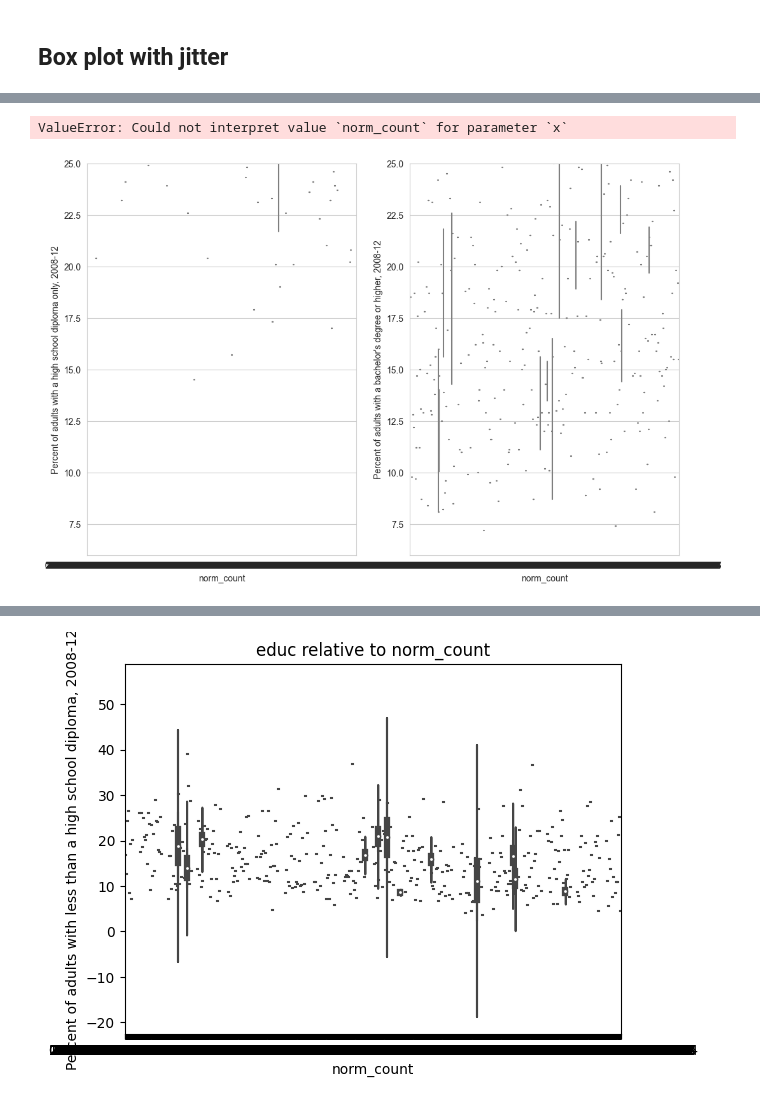
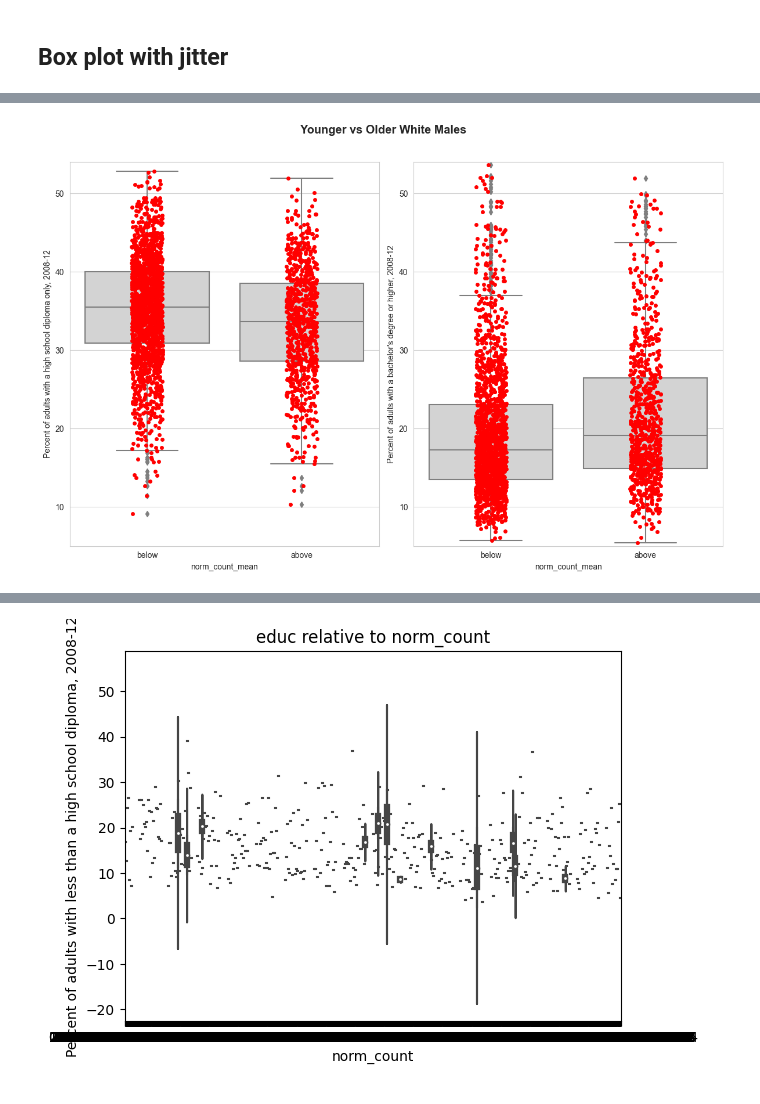
Before and after one commit to maxsohl/GSB521FinalProj, a Jupyter notebook: I see Allens Final Proj.ipynb, the cells around one changed output, grey strips where cells are left out. Cells and saved outputs as stored; diff of their text form; code cells hidden in the pictures.

```diff
--- a/I see Allens Final Proj.ipynb
+++ b/I see Allens Final Proj.ipynb
@@ -378,3 +378,7 @@ sns.violinplot(x=county_count_merged_df["Percent of adults with a bachelor's deg
 [figure]
 # %% [markdown]
 ## Box plot with jitter
+# %%
+avg_norm_count = county_count_merged_df['norm_count'].mean()
+county_count_merged_df['norm_count_mean'] = county_count_merged_df['norm_count'].apply(lambda x: 'above' if x > avg_norm_count else 'below')
+county_count_merged_df
@@ -381,25 +399,26 @@ sns.violinplot(x=county_count_merged_df["Percent of adults with a bachelor's deg
 # %%
 # figure size
 fig, axes = plt.subplots(1, 2, figsize=(12, 8))
 
 # boxplot
-sns.boxplot(x="norm_count", y="Percent of adults with a high school diploma only, 2008-12", data=county_count_merged_df, color="lightgray", ax=axes[0]).set_ylim(6,25)
-sns.boxplot(x="norm_count", y="Percent of adults with a bachelor's degree or higher, 2008-12", data=county_count_merged_df, color="lightgray", ax=axes[1]).set_ylim(6,25)
+sns.boxplot(x="norm_count_mean", y="Percent of adults with a high school diploma only, 2008-12", data=county_count_merged_df, color="lightgray", ax=axes[0]).set_ylim(6,25)
+sns.boxplot(x="norm_count_mean", y="Percent of adults with a bachelor's degree or higher, 2008-12", data=county_count_merged_df, color="lightgray", ax=axes[1]).set_ylim(6,25)
+
 
 # setting color for jitter and grid
 colors = ["red", "dodgerblue"]
 sns.set_palette(colors)
 sns.set_style("whitegrid")
 
 # jitter plot / stripplot
-sns.stripplot(x="norm_count", y="Percent of adults with a high school diploma only, 2008-12", data=merged_df, ax=axes[0]).set_ylim(6,25)
-sns.stripplot(x="normn_count", y="Percent of adults with a bachelor's degree or higher, 2008-12", data=merged_df, ax=axes[1]).set_ylim(6,25)
+sns.stripplot(x="norm_count_mean", y="Percent of adults with a high school diploma only, 2008-12", data=county_count_merged_df, ax=axes[0]).set_ylim(5,54)
+sns.stripplot(x="norm_count_mean", y="Percent of adults with a bachelor's degree or higher, 2008-12", data=county_count_merged_df, ax=axes[1]).set_ylim(5,54)
+
 
 # showing the graph
 fig.tight_layout()
 fig.suptitle("Younger vs Older White Males", fontsize = 'x-large', fontweight = 'bold' )
-fig.subplots_adjust(top = 0.90)
+fig.subplots_adjust(top = 0.9)
 plt.show()
 # %% [output]
-ValueError: Could not interpret value `norm_count` for parameter `x`
-[figure, old version]
+[figure, new version]
```
Also changed, not shown: parts of 4 cells of this notebook.
